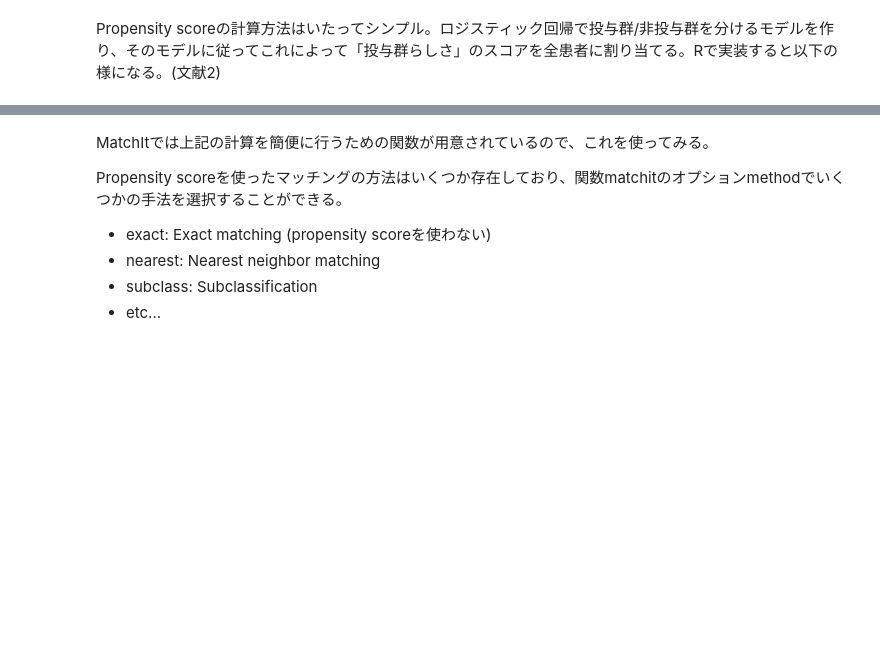
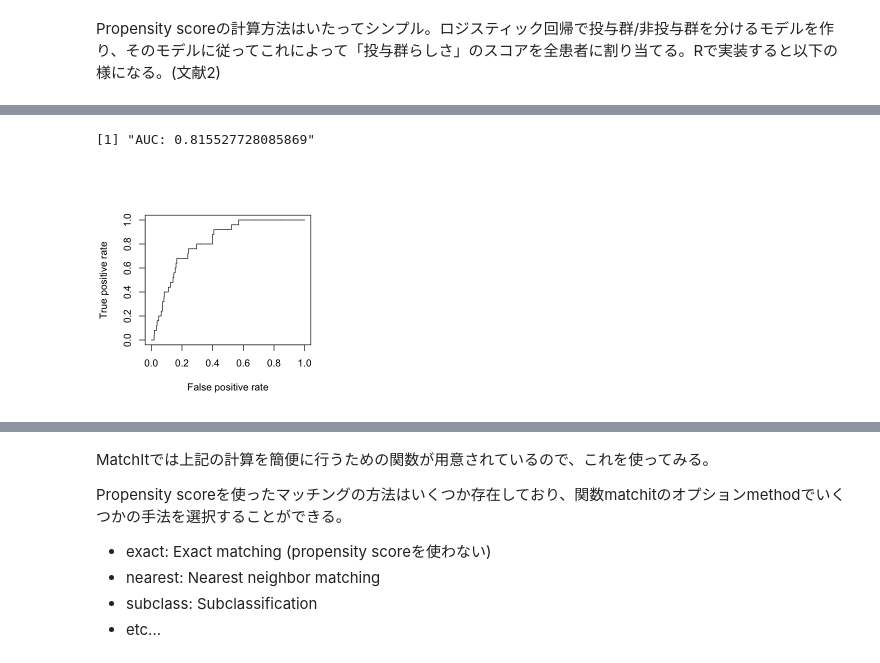
Before and after one commit to tmaruy/RWD, a Jupyter notebook: Propensity_score_maching/Matchit.ipynb, the cells around one changed output, grey strips where cells are left out. Drawn from its saved outputs; the diff is of its cells as text; code cells hidden in the pictures; blank space fills up the shorter version.

```diff
--- a/Propensity_score_maching/Matchit.ipynb
+++ b/Propensity_score_maching/Matchit.ipynb
@@ -160,0 +183,11 @@ boxplot(ps,mat$stw)
+# %%
+library(ROCR)
+pred = prediction(ps, mat$stw)
+perf = performance(pred, "tpr", "fpr")
+auc = performance(pred, "auc")
+options(repr.plot.width=4, repr.plot.height=4)
+plot(perf)
+print(paste0("AUC: ", auc@y.values))
+# %% [output]
+[1] "AUC: 0.815527728085869"
+[figure, added]
```
Also changed, not shown: parts of 8 cells of this notebook.
